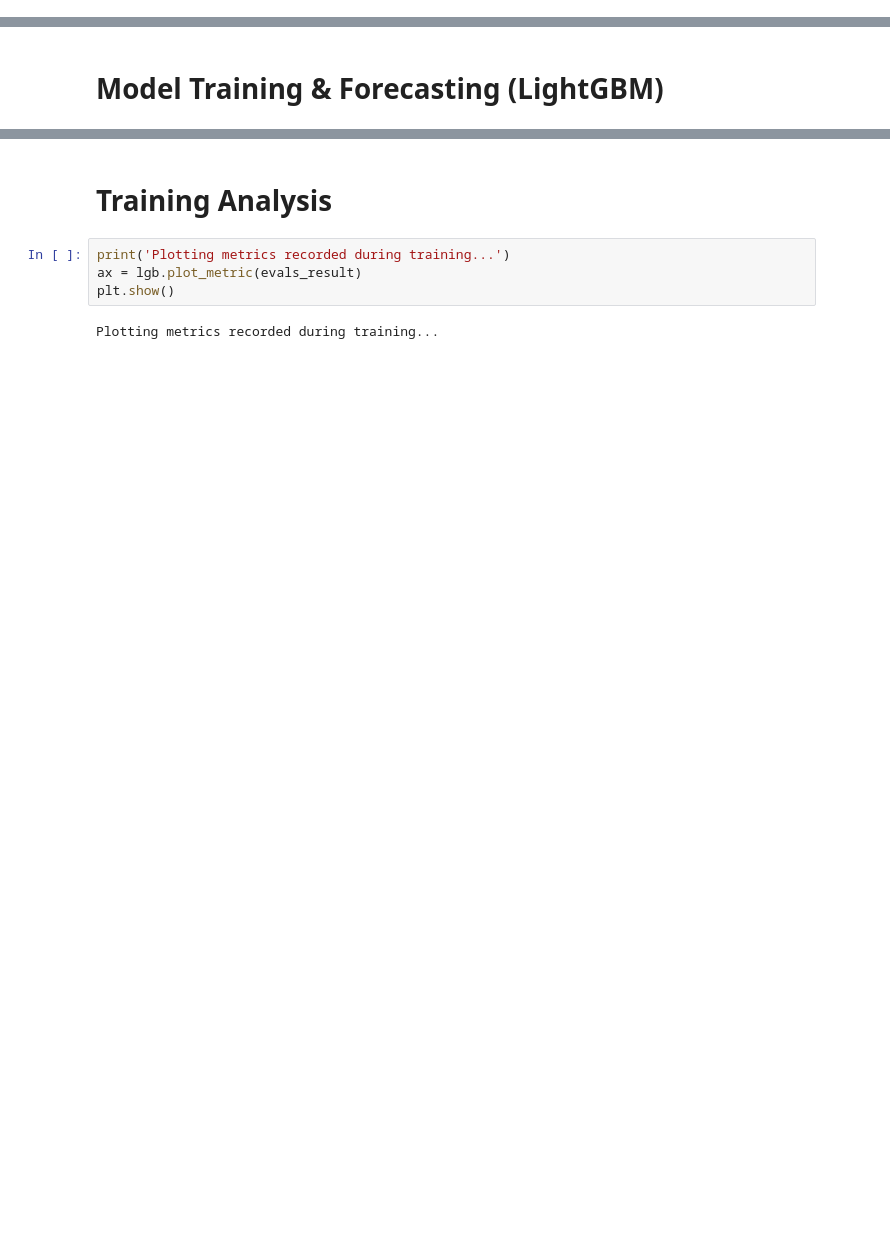
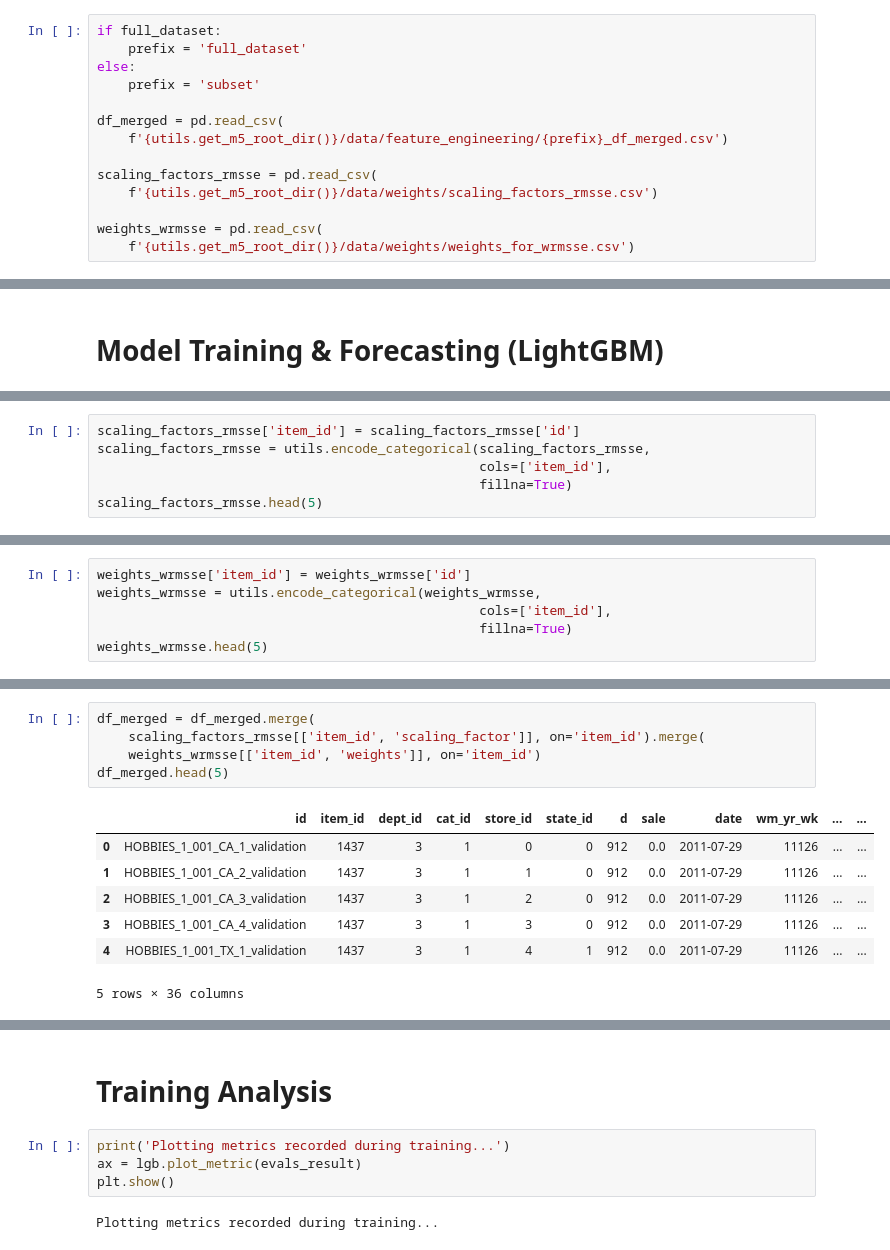
Before and after one commit to dominicdoerig/predicting-sales-data, a Jupyter notebook: m5_challenge/06_gbm_forecasting.ipynb, the cells around one changed output, grey strips where cells are left out. Cells and saved outputs as stored; diff of their text form; blank space fills up the shorter version.

Commit message:
use weights and scaling factor during model training (weighting doesn't work yet properly)

```diff
--- a/m5_challenge/06_gbm_forecasting.ipynb
+++ b/m5_challenge/06_gbm_forecasting.ipynb
@@ -49,2 +23,16 @@ df_merged = pd.read_csv(
+# %%
+if full_dataset:
+    prefix = 'full_dataset'
+else:
+    prefix = 'subset'
+
+df_merged = pd.read_csv(
+    f'{utils.get_m5_root_dir()}/data/feature_engineering/{prefix}_df_merged.csv')
+
+scaling_factors_rmsse = pd.read_csv(
+    f'{utils.get_m5_root_dir()}/data/weights/scaling_factors_rmsse.csv')
+
+weights_wrmsse = pd.read_csv(
+    f'{utils.get_m5_root_dir()}/data/weights/weights_for_wrmsse.csv')
 # %%
 # downcast numerical values to reduce mem usage
@@ -73 +62,7 @@ def custom_rmse_asymmetric_valid(y_pred, y_true):
     return "custom_mse_asymmetric_eval", np.sqrt(np.mean(loss)), False
+# %%
+scaling_factors_rmsse['item_id'] = scaling_factors_rmsse['id']
+scaling_factors_rmsse = utils.encode_categorical(scaling_factors_rmsse,
+                                                 cols=['item_id'],
+                                                 fillna=True)
+scaling_factors_rmsse.head(5)
@@ -73,0 +77,6 @@ def custom_rmse_asymmetric_valid(y_pred, y_true):
+# %%
+weights_wrmsse['item_id'] = weights_wrmsse['id']
+weights_wrmsse = utils.encode_categorical(weights_wrmsse,
+                                                 cols=['item_id'],
+                                                 fillna=True)
+weights_wrmsse.head(5)
@@ -73,0 +91,13 @@ def custom_rmse_asymmetric_valid(y_pred, y_true):
+# %%
+df_merged = df_merged.merge(
+    scaling_factors_rmsse[['item_id', 'scaling_factor']], on='item_id').merge(
+    weights_wrmsse[['item_id', 'weights']], on='item_id')
+df_merged.head(5)
+# %% [output]
+|  | id | item_id | dept_id | cat_id | store_id | state_id | d | sale | date | wm_yr_wk | ... | ... |
+| 0 | HOBBIES_1_001_CA_1_validation | 1437 | 3 | 1 | 0 | 0 | 912 | 0.0 | 2011-07-29 | 11126 | ... | ... |
+| 1 | HOBBIES_1_001_CA_2_validation | 1437 | 3 | 1 | 1 | 0 | 912 | 0.0 | 2011-07-29 | 11126 | ... | ... |
+| 2 | HOBBIES_1_001_CA_3_validation | 1437 | 3 | 1 | 2 | 0 | 912 | 0.0 | 2011-07-29 | 11126 | ... | ... |
+| 3 | HOBBIES_1_001_CA_4_validation | 1437 | 3 | 1 | 3 | 0 | 912 | 0.0 | 2011-07-29 | 11126 | ... | ... |
+| 4 | HOBBIES_1_001_TX_1_validation | 1437 | 3 | 1 | 4 | 1 | 912 | 0.0 | 2011-07-29 | 11126 | ... | ... |
+5 rows × 36 columns
```
Also changed, not shown: parts of 15 cells of this notebook.
